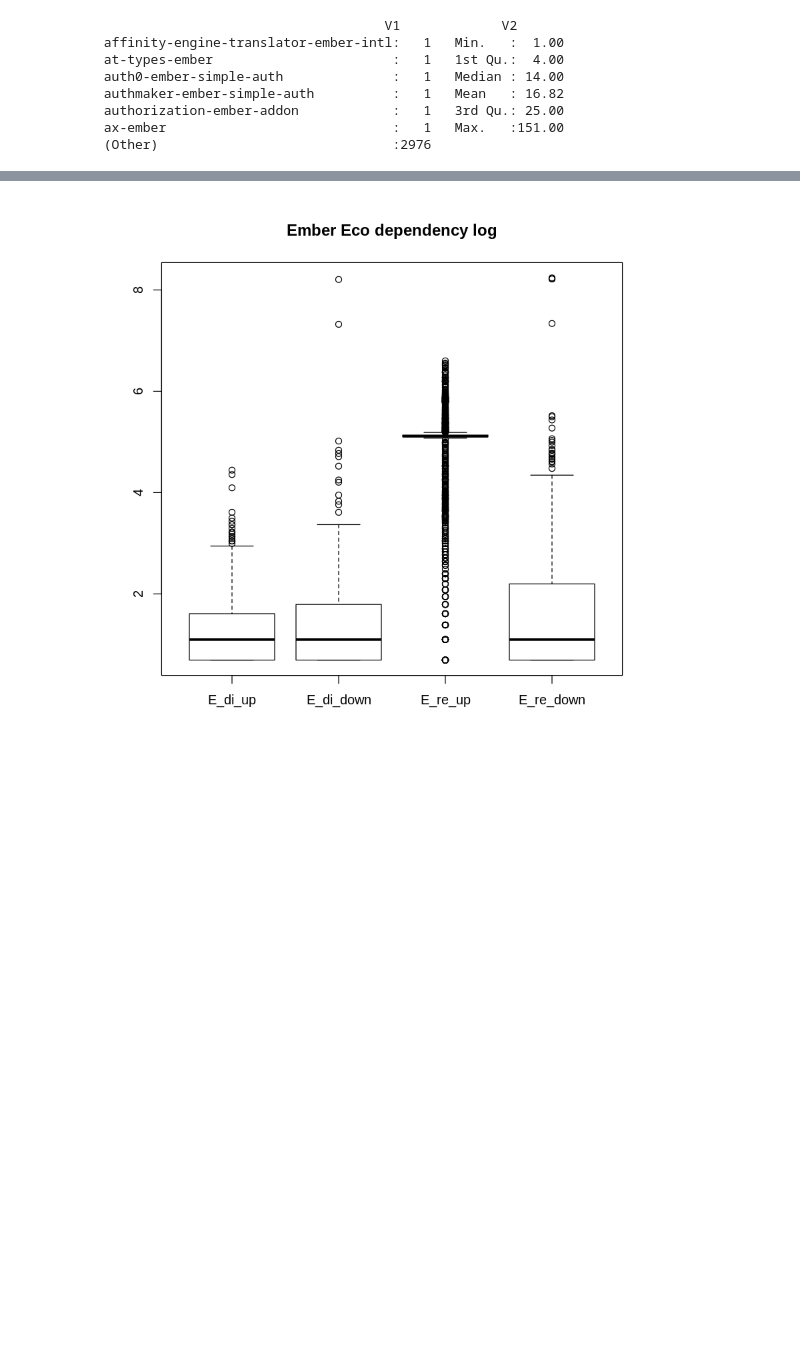
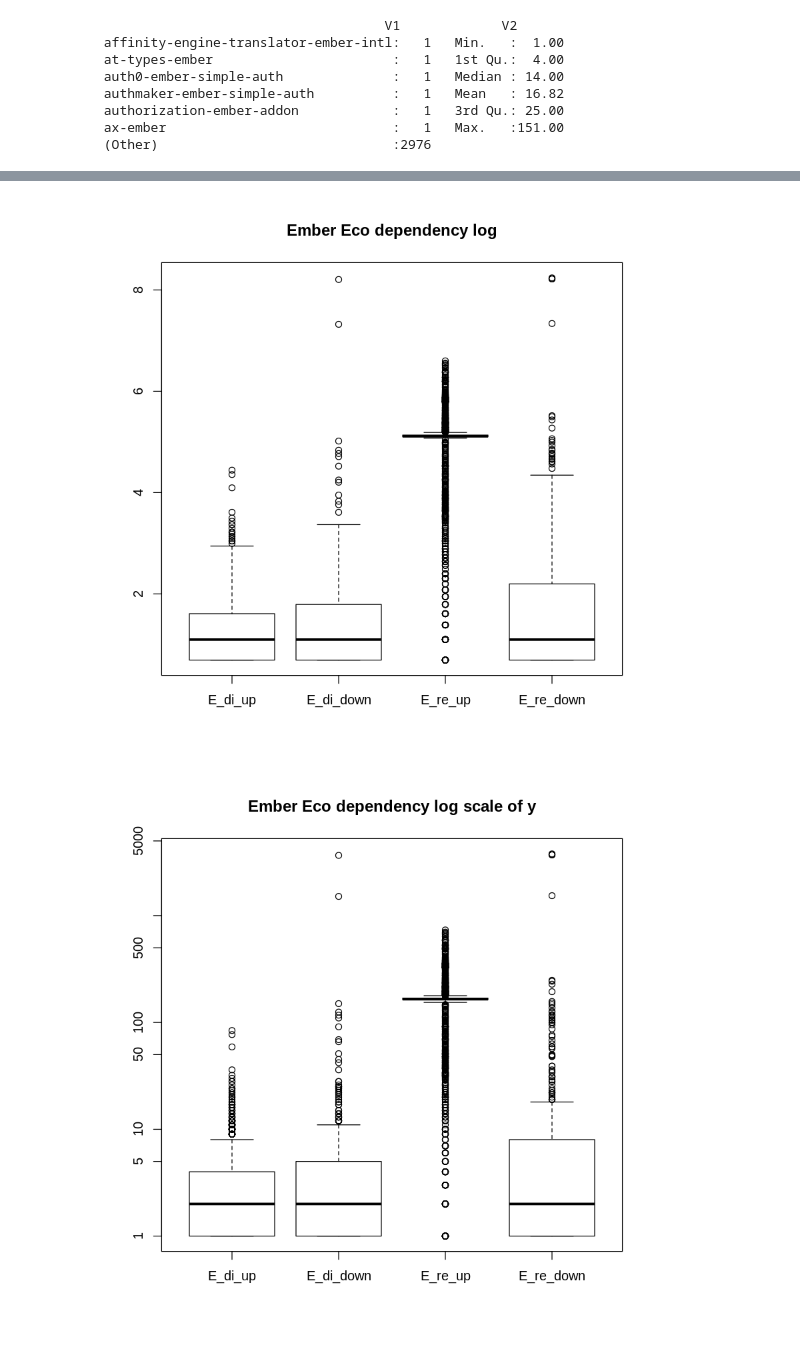
Before and after one commit to ssc-oscar/eco-network, a Jupyter notebook: Ember_Cran_Summary.ipynb, the cells around one changed output, grey strips where cells are left out. Drawn from its saved outputs; the diff is of its cells as text; code cells hidden in the pictures; blank space fills up the shorter version.

```diff
--- a/Ember_Cran_Summary.ipynb
+++ b/Ember_Cran_Summary.ipynb
@@ -230,10 +235,12 @@ boxplot(log(C_au_net[,2]+1),log(C_ma_net[,2]+1),names = c('C_au_net','C_ma_net')
 # %%
 #box plot Ember Eco dependency
 boxplot(E_di_up[,2],E_di_down[,2],E_re_up[,2],E_re_down[,2],names = c('E_di_up','E_di_down','E_re_up','E_re_down'),main='Ember Eco dependency')
 boxplot(log(E_di_up[,2]+1),log(E_di_down[,2]+1),log(E_re_up[,2]+1),log(E_re_down[,2]+1),names = c('E_di_up','E_di_down','E_re_up','E_re_down'),main='Ember Eco dependency log')
+boxplot(E_di_up[,2],E_di_down[,2],E_re_up[,2],E_re_down[,2],log="y",names = c('E_di_up','E_di_down','E_re_up','E_re_down'),main='Ember Eco dependency log scale of y')
 # %% [output]
 [figure]
 [figure]
+[figure, added]
 # %%
 #box plot Ember Eco dependency --IN & OUT
 boxplot(E_di_up_In[,2],E_di_down_In[,2],E_di_up_Out[,2],E_di_down_Out[,2],E_re_up_In[,2],E_re_down_In[,2],E_re_up_Out[,2],E_re_down_Out[,2],names = c('E_di_up_In','E_di_down_In','E_di_up_Out','E_di_down_Out','E_re_up_In','E_re_down_In','E_re_up_Out','E_re_down_Out'),main='Ember Eco dependency IN & OUT')
```
Also changed, not shown: parts of 4 cells of this notebook, 1 other file.
